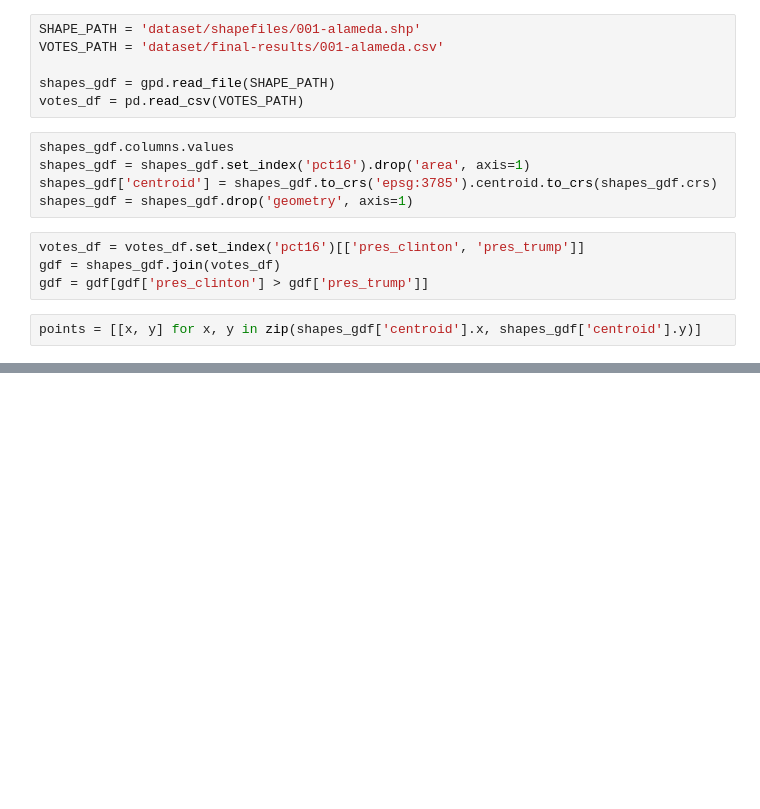
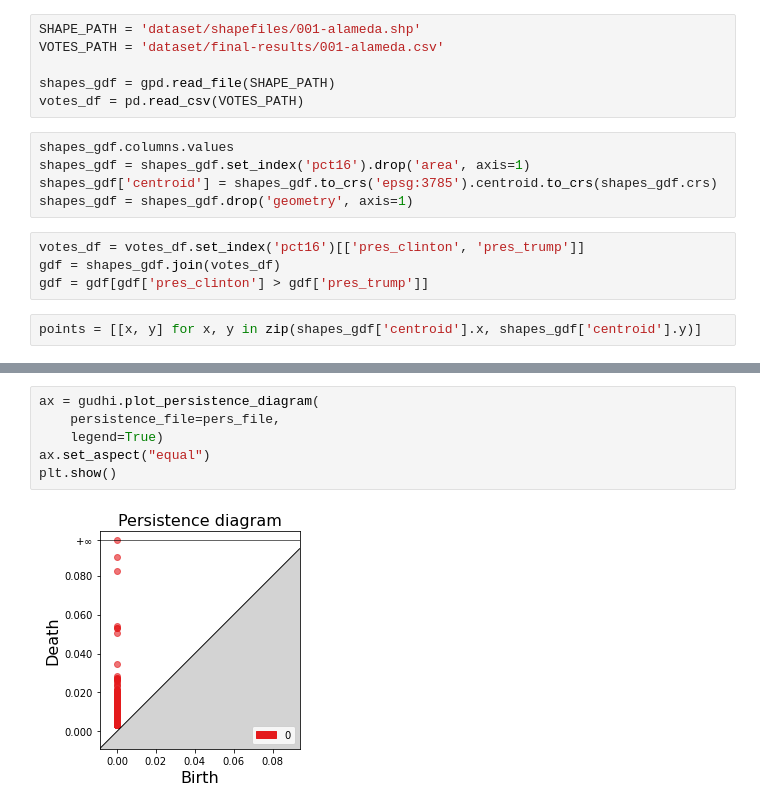
Before and after one commit to freejen/GeospatialPersistentHomology, a Jupyter notebook: RipsAlpha.ipynb, the cells around one changed output, grey strips where cells are left out. Drawn from its saved outputs; the diff is of its cells as text; blank space fills up the shorter version.

```diff
--- a/RipsAlpha.ipynb
+++ b/RipsAlpha.ipynb
@@ -26,3 +36,11 @@ simplex_tree = rips_complex.create_simplex_tree()
+# %%
+ax = gudhi.plot_persistence_diagram(
+    persistence_file=pers_file,
+    legend=True)
+ax.set_aspect("equal")
+plt.show()
+# %% [output]
+[figure, added]
 # %%
 alpha_complex = gudhi.AlphaComplex(points)
 simplex_tree = alpha_complex.create_simplex_tree()
```
Also changed, not shown: parts of 4 cells of this notebook.
